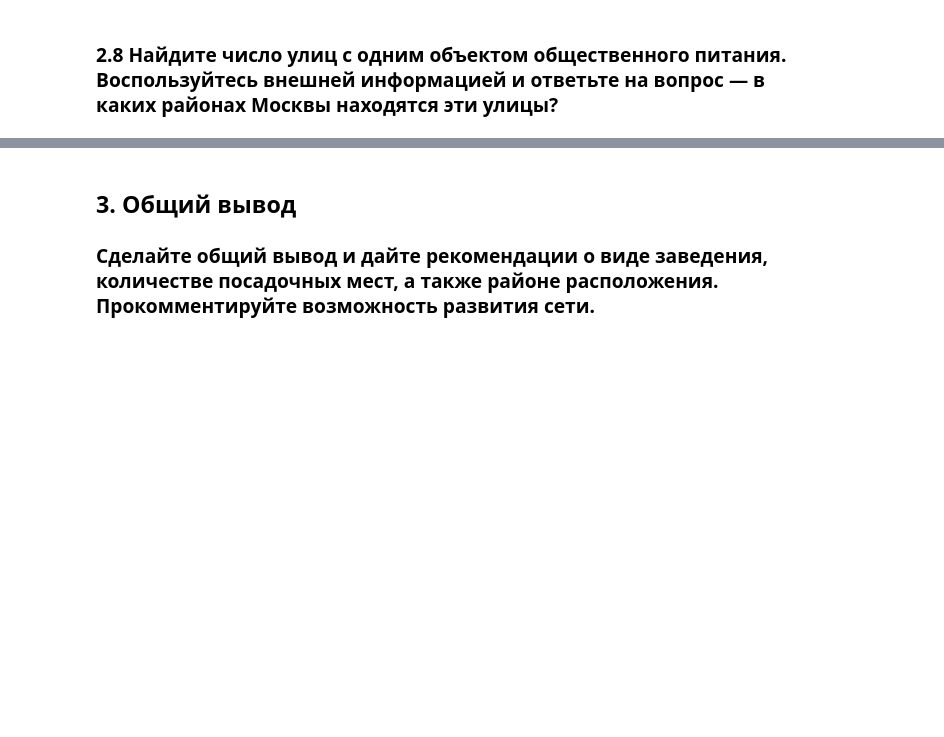
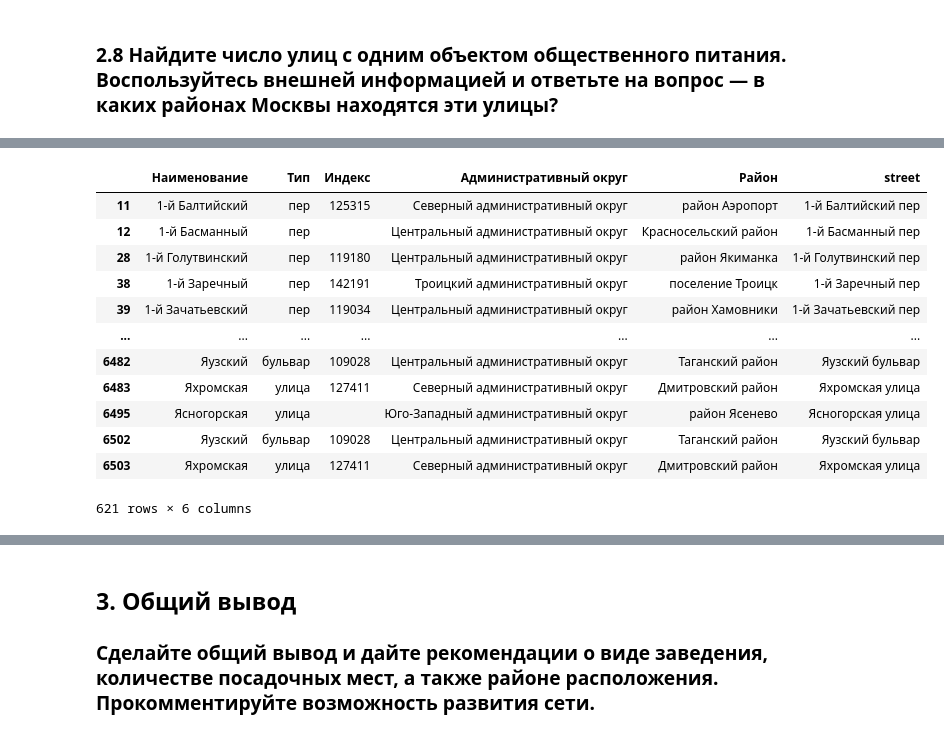
Before and after one commit to kbzunder/Yandex_Practicum_Projects, a Jupyter notebook: project_14_visualization.ipynb, the cells around one changed output, grey strips where cells are left out. Saved outputs shown, nothing was run; the diff lists cells and outputs as text; code cells hidden in the pictures; blank space fills up the shorter version.

```diff
--- a/project_14_visualization.ipynb
+++ b/project_14_visualization.ipynb
@@ -240,0 +327,4 @@ data.head(10)
+# %%
+content_many.extend(content0)
+# %%
+regions = pd.DataFrame(content_many, columns=heading_table)
@@ -240,0 +340,4 @@ data.head(10)
+# %%
+vocab = {'ул':'улица', 'пл':'площадь','б-р':'бульвар'}
+for key,value in vocab.items():
+    regions['Тип'] = regions['Тип'].str.replace(key,value)
@@ -240,0 +360,18 @@ data.head(10)
+# %%
+regions_one_object = regions[regions['Наименование'].isin(one_object_lst)]
+# %%
+regions_one_object
+# %% [output]
+|  | Наименование | Тип | Индекс | Административный округ | Район | street |
+| 11 | 1-й Балтийский | пер | 125315 | Северный административный округ | район Аэропорт | 1-й Балтийский пер |
+| 12 | 1-й Басманный | пер |  | Центральный административный округ | Красносельский район | 1-й Басманный пер |
+| 28 | 1-й Голутвинский | пер | 119180 | Центральный административный округ | район Якиманка | 1-й Голутвинский пер |
+| 38 | 1-й Заречный | пер | 142191 | Троицкий административный округ | поселение Троицк | 1-й Заречный пер |
+| 39 | 1-й Зачатьевский | пер | 119034 | Центральный административный округ | район Хамовники | 1-й Зачатьевский пер |
+| ... | ... | ... | ... | ... | ... | ... |
+| 6482 | Яузский | бульвар | 109028 | Центральный административный округ | Таганский район | Яузский бульвар |
+| 6483 | Яхромская | улица | 127411 | Северный административный округ | Дмитровский район | Яхромская улица |
+| 6495 | Ясногорская | улица |  | Юго-Западный административный округ | район Ясенево | Ясногорская улица |
+| 6502 | Яузский | бульвар | 109028 | Центральный административный округ | Таганский район | Яузский бульвар |
+| 6503 | Яхромская | улица | 127411 | Северный административный округ | Дмитровский район | Яхромская улица |
+621 rows × 6 columns
```
Also changed, not shown: parts of 20 cells of this notebook.
